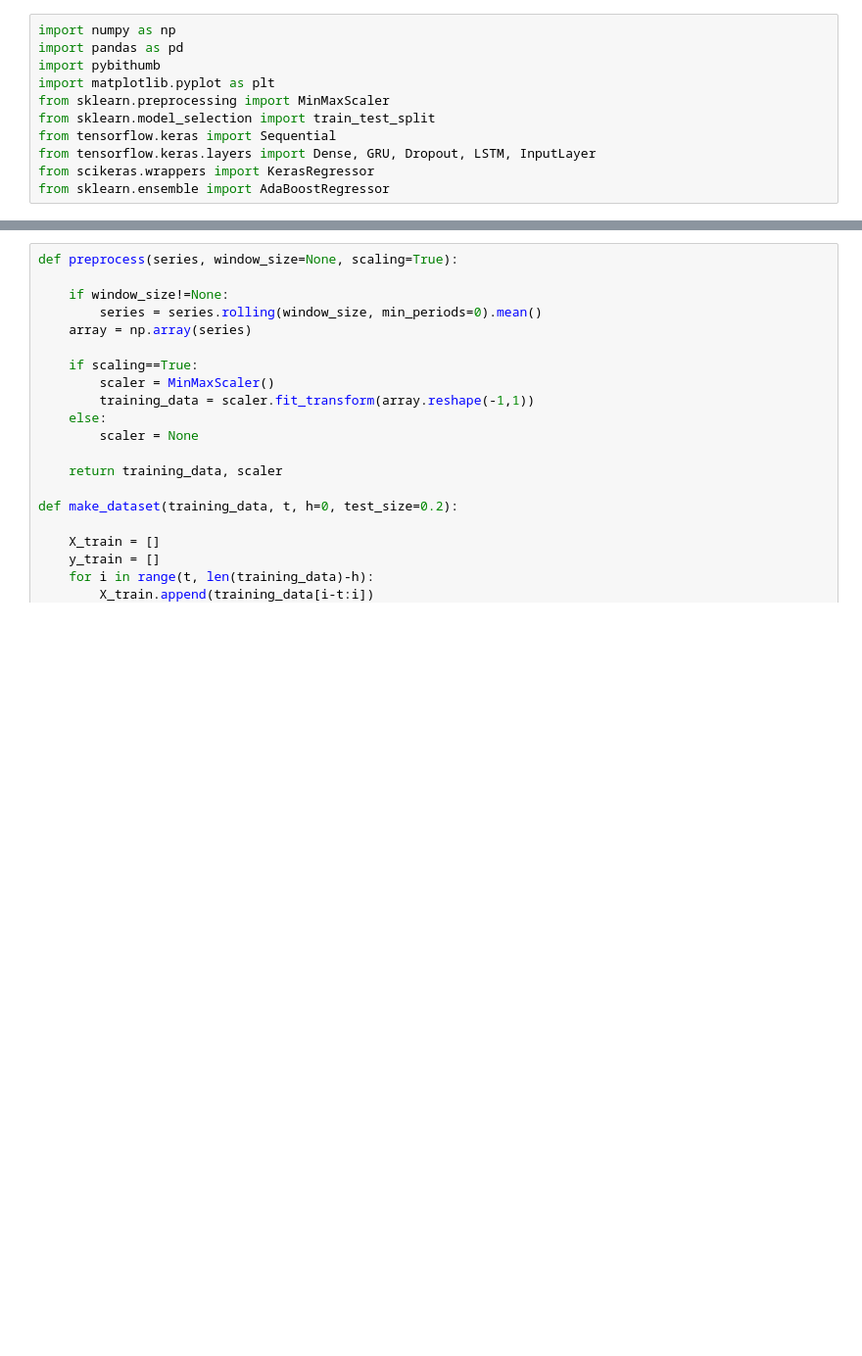
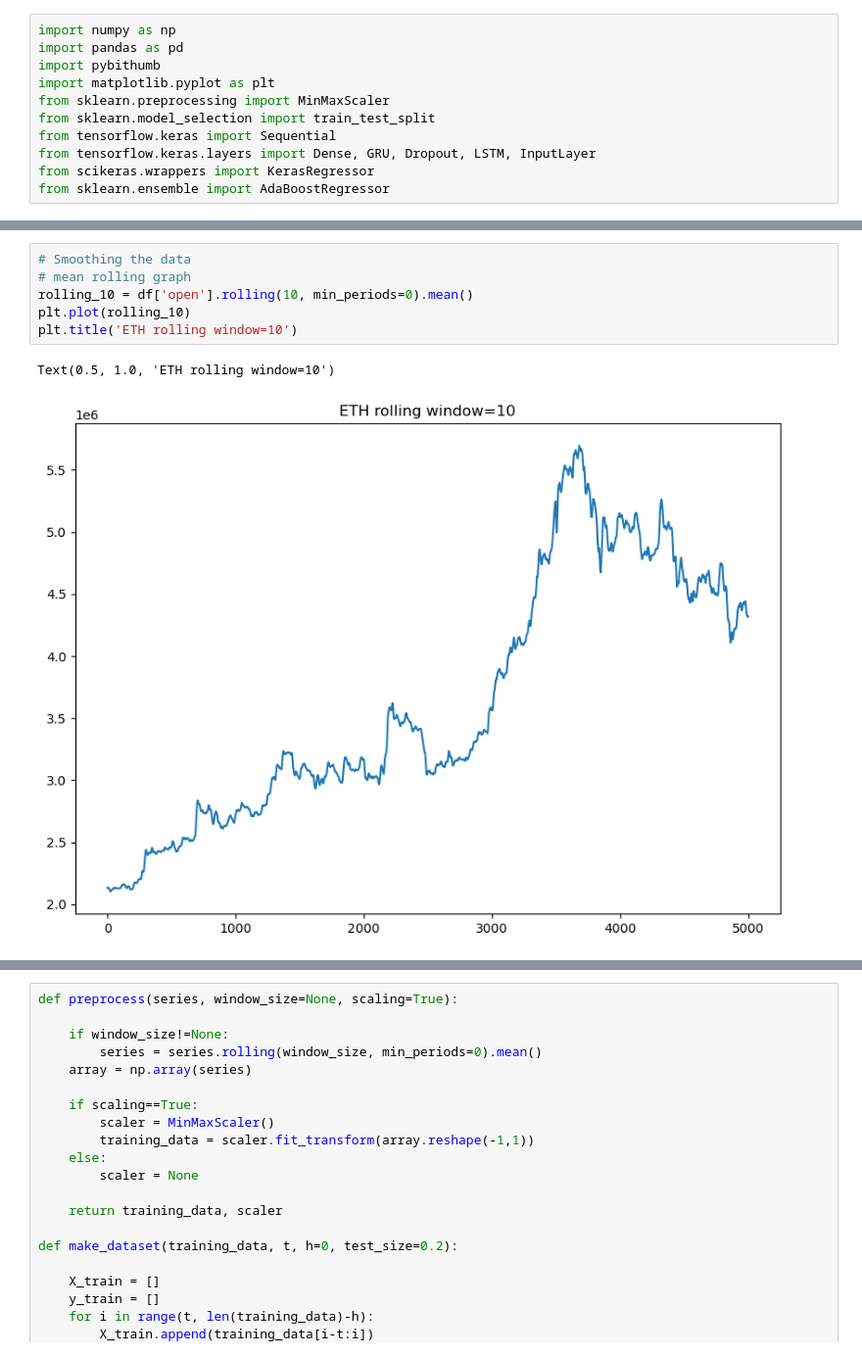
Before and after one commit to hataehyeok/financial_ml, a Jupyter notebook: crypto_prediction/main.ipynb, the cells around one changed output, grey strips where cells are left out. Shown at 98% size. Drawn from its saved outputs; the diff is of its cells as text; blank space fills up the shorter version.

```diff
--- a/crypto_prediction/main.ipynb
+++ b/crypto_prediction/main.ipynb
@@ -34,0 +31,9 @@ Text(0.5, 1.0, 'ETH')
+# %%
+# Smoothing the data
+# mean rolling graph
+rolling_10 = df['open'].rolling(10, min_periods=0).mean()
+plt.plot(rolling_10)
+plt.title('ETH rolling window=10')
+# %% [output]
+Text(0.5, 1.0, 'ETH rolling window=10')
+[figure, added]
```
Also changed, not shown: parts of 8 cells of this notebook.
